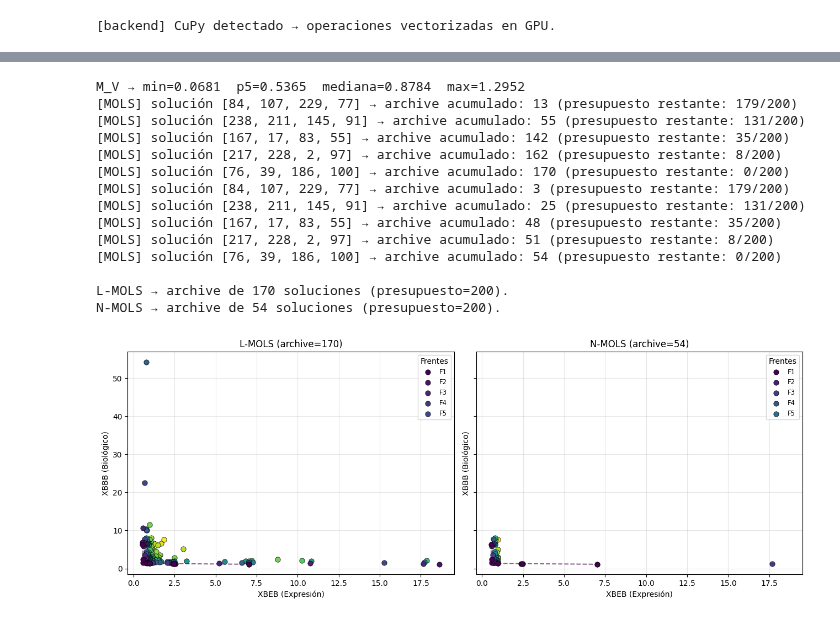
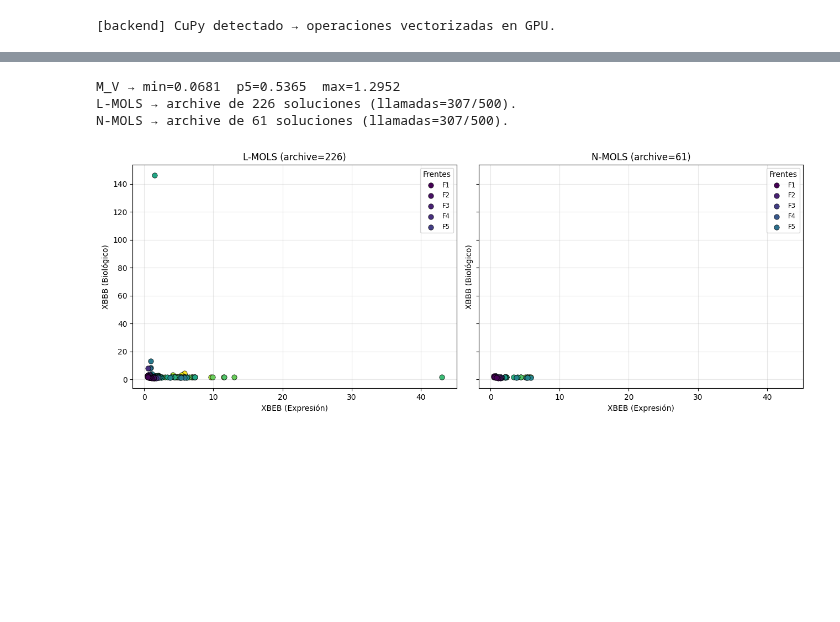
Before and after one commit to BenjaminGonzalezH/Thesis, a Jupyter notebook: Source Code/Investigation_Notes/Notes_2-LSOperators.ipynb, the cells around one changed output, grey strips where cells are left out. Drawn from its saved outputs; the diff is of its cells as text; code cells hidden in the pictures; blank space fills up the shorter version.

```diff
--- a/Source Code/Investigation_Notes/Notes_2-LSOperators.ipynb
+++ b/Source Code/Investigation_Notes/Notes_2-LSOperators.ipynb
@@ -8,7 +27,7 @@ Dentro del presente _notebook_ se
 # Se reutilizan los módulos ya construidos y validados en Notes_1-NSGA-II
 # (codificación de soluciones, Xie-Beni, dominancia de Pareto), en lugar de
 # duplicar su lógica, ya que esta iteración se enfoca en los operadores de
-# búsqueda local (MOPR y PLS).
+# búsqueda local.
 #######################################################
 
 ############################
@@ -16,20 +35,25 @@ Dentro del presente _notebook_ se
 ############################
 import sys                                                  # Ajuste de sys.path para importar los módulos de Source Code.
 from pathlib import Path                                    # Aplicar un formato generalizado de direcciones en el script.
-
 import numpy  as np                                         # Aplicación de operaciones matematicas eficientes.
-import matplotlib.pyplot as plt                              # Creación de gráficos.
+import matplotlib.pyplot as plt                             # Creación de gráficos.
 
 sys.path.append(str(Path.cwd().parent))                     # Source Code/ (un nivel sobre Investigation_Notes/).
 
+# Obtención de código basada en el código fuente original.
 import solution_encoding
 from solution_encoding import (
     load_distance_matrix,
     random_medoids_pop,
     build_clusters_population,
-    xie_beni,
+    xie_beni
 )
 from pareto_sorting import non_dominated_sort, crowding_distance
+from performance import (
+    hypervolume_from_origin,
+    plot_pareto_fronts,
+    jaccard_population
+)
 
 def _dominates(obj_a, obj_b) -> bool:
     """
@@ -53,6 +77,9 @@ DE_DIR = Path.cwd().parent.parent / "Datasets" / "Matrices" / "A2_S_DE.csv"
 DB_DIR = Path.cwd().parent.parent / "Datasets" / "Matrices" / "A2_S_DB.csv"
 
 
+############################
+# Funciones propias
+############################
 def evaluate_objectives(
     medoids: np.ndarray,
     deb_matrix: np.ndarray,
@@ -76,8 +103,7 @@ def evaluate_objectives(
     labels = build_clusters_population(deb_matrix, medoids[None, :])[0]
     return xie_beni(deb_matrix, dbb_matrix, medoids, labels)
 
-
-def plot_pareto_fronts(
+def plot_pareto_fronts_note(
     objectives,
     fronts: list[list[int]],
     title: str = "Frentes de Pareto",
@@ -700,51 +1412,40 @@ def n_mols(
 # %%
 ##################################
-# Bloque de ejecución: L-MOLS vs N-MOLS sobre una misma población
+# Bloque de ejecución/testeo: L-MOLS vs N-MOLS
 ##################################
+solution_encoding.OBJ_FUNCTION_CALLS = 0
+
 m_v_matrix = build_neighborhood_matrix(deb_matrix, dbb_matrix)
-
-# NOTA: el paper acota 'neighborhood' en [0, 1.118] para SUS matrices
-# normalizadas; esa cota no es directamente trasladable a las nuestras.
-# Como punto de partida se usa el percentil 5 de la distribución de M_V
-# (vecindario "angosto" por defecto) — este umbral es el principal
-# parámetro a calibrar/revisar en el pulido de este operador.
 iu = np.triu_indices_from(m_v_matrix, k=1)
 mv_values = m_v_matrix[iu]
 NEIGHBORHOOD = float(np.percentile(mv_values, 5))
-BUDGET = 200
+MAX_OBJ_CALLS = 500
 
-print(f"M_V → min={mv_values.min():.4f}  p5={NEIGHBORHOOD:.4f}  "
-      f"mediana={np.median(mv_values):.4f}  max={mv_values.max():.4f}")
+test_pop = random_medoids_pop(n=n, k=K, pop_size=8, seed=SEED)
+test_obj = np.array([evaluate_objectives(ind, deb_matrix, dbb_matrix) for ind in test_pop])
 
-test_pop = random_medoids_pop(n=n, k=K, pop_size=10, seed=SEED)
+print(f"M_V → min={mv_values.min():.4f}  p5={NEIGHBORHOOD:.4f}  max={mv_values.max():.4f}")
 
-l_pop, l_obj = l_mols(test_pop, deb_matrix, dbb_matrix, m_v_matrix, NEIGHBORHOOD, BUDGET, verbose=True)
-n_pop, n_obj = n_mols(test_pop, deb_matrix, dbb_matrix, m_v_matrix, NEIGHBORHOOD, BUDGET, verbose=True)
+solution_encoding.OBJ_FUNCTION_CALLS = 0
+l_pop, l_obj = l_mols(test_pop, deb_matrix, dbb_matrix, m_v_matrix, NEIGHBORHOOD,
+                       max_obj_calls=MAX_OBJ_CALLS, population_objectives=test_obj)
+print(f"L-MOLS → archive de {l_pop.shape[0]} soluciones (llamadas={solution_encoding.OBJ_FUNCTION_CALLS}/{MAX_OBJ_CALLS}).")
 
-print(f"\nL-MOLS → archive de {l_pop.shape[0]} soluciones (presupuesto={BUDGET}).")
-print(f"N-MOLS → archive de {n_pop.shape[0]} soluciones (presupuesto={BUDGET}).")
+solution_encoding.OBJ_FUNCTION_CALLS = 0
+n_pop, n_obj = n_mols(test_pop, deb_matrix, dbb_matrix, m_v_matrix, NEIGHBORHOOD,
+                       max_obj_calls=MAX_OBJ_CALLS, population_objectives=test_obj)
+print(f"N-MOLS → archive de {n_pop.shape[0]} soluciones (llamadas={solution_encoding.OBJ_FUNCTION_CALLS}/{MAX_OBJ_CALLS}).")
 
 l_fronts = non_dominated_sort(l_obj) if len(l_obj) else [[]]
 n_fronts = non_dominated_sort(n_obj) if len(n_obj) else [[]]
 
 fig, axes = plt.subplots(1, 2, figsize=(13, 5), sharex=True, sharey=True)
-plot_pareto_fronts(l_obj, l_fronts, title=f"L-MOLS (archive={l_pop.shape[0]})", ax=axes[0])
-plot_pareto_fronts(n_obj, n_fronts, title=f"N-MOLS (archive={n_pop.shape[0]})", ax=axes[1])
+plot_pareto_fronts_note(l_obj, l_fronts, title=f"L-MOLS (archive={l_pop.shape[0]})", ax=axes[0])
+plot_pareto_fronts_note(n_obj, n_fronts, title=f"N-MOLS (archive={n_pop.shape[0]})", ax=axes[1])
 fig.tight_layout()
 plt.show()
 # %% [output]
-M_V → min=0.0681  p5=0.5365  mediana=0.8784  max=1.2952
-[MOLS] solución [84, 107, 229, 77] → archive acumulado: 13 (presupuesto restante: 179/200)
-[MOLS] solución [238, 211, 145, 91] → archive acumulado: 55 (presupuesto restante: 131/200)
-[MOLS] solución [167, 17, 83, 55] → archive acumulado: 142 (presupuesto restante: 35/200)
-[MOLS] solución [217, 228, 2, 97] → archive acumulado: 162 (presupuesto restante: 8/200)
-[MOLS] solución [76, 39, 186, 100] → archive acumulado: 170 (presupuesto restante: 0/200)
-[MOLS] solución [84, 107, 229, 77] → archive acumulado: 3 (presupuesto restante: 179/200)
-[MOLS] solución [238, 211, 145, 91] → archive acumulado: 25 (presupuesto restante: 131/200)
-[MOLS] solución [167, 17, 83, 55] → archive acumulado: 48 (presupuesto restante: 35/200)
-[MOLS] solución [217, 228, 2, 97] → archive acumulado: 51 (presupuesto restante: 8/200)
-[MOLS] solución [76, 39, 186, 100] → archive acumulado: 54 (presupuesto restante: 0/200)
-
-L-MOLS → archive de 170 soluciones (presupuesto=200).
-N-MOLS → archive de 54 soluciones (presupuesto=200).
+M_V → min=0.0681  p5=0.5365  max=1.2952
+L-MOLS → archive de 226 soluciones (llamadas=307/500).
+N-MOLS → archive de 61 soluciones (llamadas=307/500).
-[figure, old version]
+[figure, new version]
```
Also changed, not shown: parts of 15 cells of this notebook, 8 other files.
